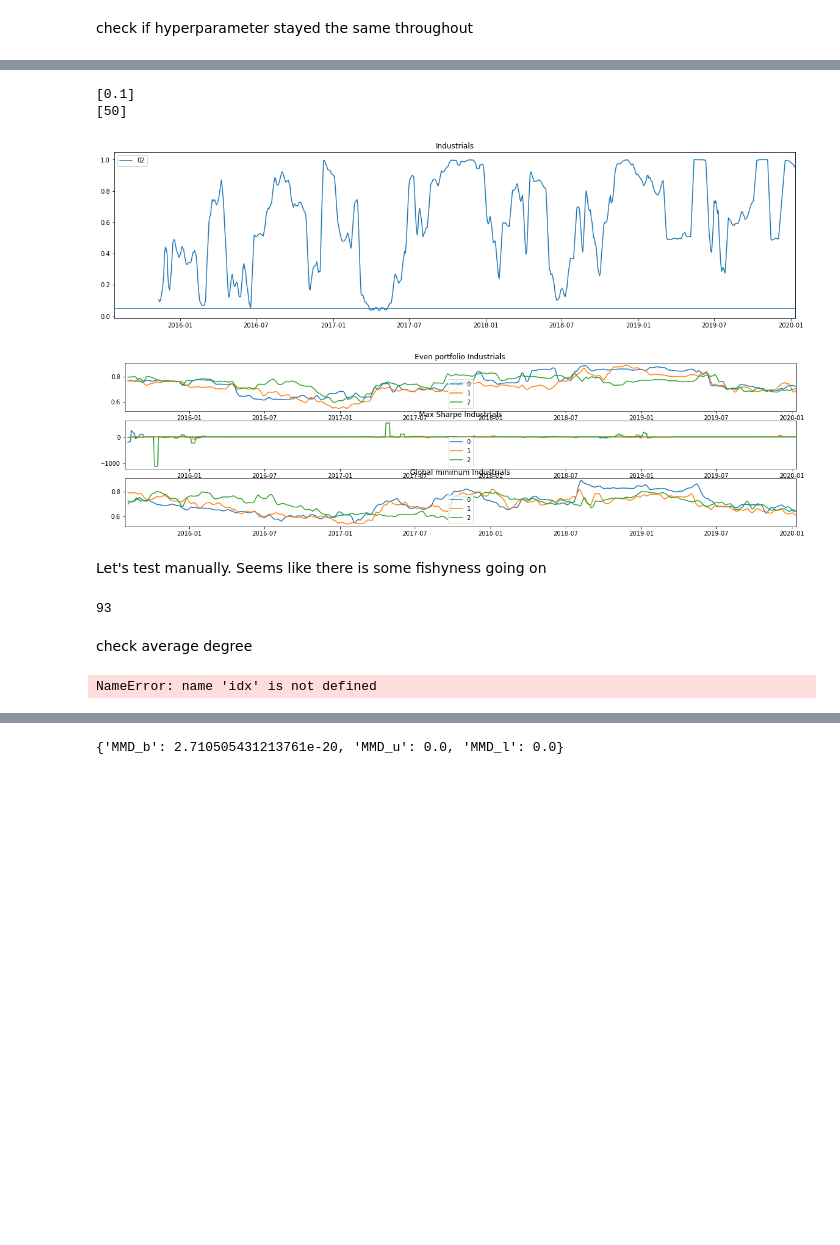
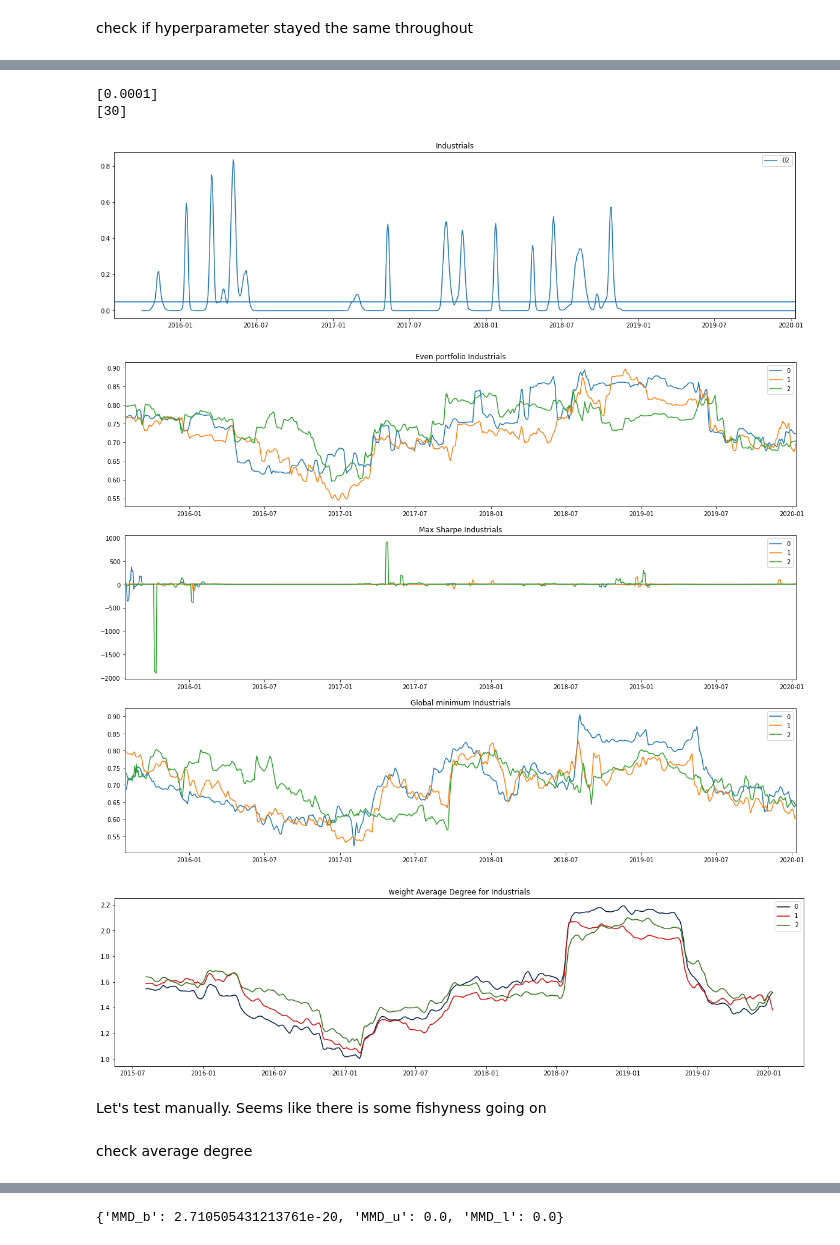
Before and after one commit to ragnarlevi/MMD_Graph_Diversification, a Jupyter notebook: Visualize/Graphs.ipynb, the cells around one changed output, grey strips where cells are left out. Cells and saved outputs as stored; diff of their text form; code cells hidden in the pictures; blank space fills up the shorter version.

```diff
--- a/Visualize/Graphs.ipynb
+++ b/Visualize/Graphs.ipynb
@@ -21,7 +21,7 @@ Load graphs
 # %% [markdown]
 We have to scale the data, otherwise lgrmf will put equal weights to all nodes giving a complete graph
 # %%
-with open(f'../data/Graphs/case_study_1_d_1_winlen_300_gest_huge_glasso_ebic_scale_None.pkl', 'rb') as f:
+with open(f'../data/Graphs/case_study_1_d_1_winlen_300_gest_huge_glasso_ebic_scale_normal.pkl', 'rb') as f:
     data_dict = pickle.load(f)
 data_dict[0].keys()
 # %% [output]
@@ -35,6 +35,8 @@ for idx in range(len(data_dict)):
     fig, ax = plt.subplots(1,1, figsize = (20,5))
     plot_avg_degree(data_dict[idx], ax = ax)
     fig, ax = plt.subplots(1,1, figsize = (20,5))
+    plot_avg_degree(data_dict[idx], weight = 'weight', ax = ax)
+    fig, ax = plt.subplots(1,1, figsize = (20,5))
     plot_G_density(data_dict[idx], ax = ax)
     fig, ax = plt.subplots(1,1, figsize = (20,5))
     plot_G_signs(data_dict[idx], ax = ax)
@@ -105,7 +108,7 @@ for idx in range(len(data_dict)):
 # %% [markdown]
 Look at mmd
 # %%
-with open(f'../data/mmd_test/case_study_1_d_1_winlen_300_gest_huge_glasso_ebic_scale_None_n_50_rw_None_dstep_1.pkl', 'rb') as f:
+with open(f'../data/mmd_test/case_study_1_d_1_winlen_300_gest_huge_glasso_ebic_scale_normal_n_30_rw_None_dstep_1_glabel_None_wfun_None.pkl', 'rb') as f:
     test_info = pickle.load(f)
 test_info[0].keys()
 # %% [output]
@@ -116,41 +144,39 @@ check if hyperparameter stayed the same throughout
 print(np.unique(test_info[0]['info_dict']['c']))
 print(np.unique(test_info[0]['n']))
 # %% [output]
-[0.1]
-[50]
+[0.0001]
+[30]
 # %%
 
 for idx in range(len(test_info)):
     tmp = test_info[idx]['info_dict']
     sector = test_info[idx]['sector']
     fig ,ax = plt.subplots(1,1, figsize = (20,5))
 
     tmp['id'] = tmp['group_i'].astype(str) + tmp['group_j'].astype(str)
     for id in ["02"]:#np.unique(tmp['id']):
         #ax.plot(tmp['dates'].loc[tmp['id'] == id], tmp['MONK_EST'].loc[tmp['id'] == id], label = "monk")
         tmp_tmp = tmp.loc[tmp['id'] == id]
 
         ax.plot(tmp['dates'].loc[tmp['id'] == id], tmp['MMD_u'].loc[tmp['id'] == id].rolling(4).mean(), label = id)
     ax.axhline(y = 0.05)
     ax.legend()
     ax.set_title(sector)
     ax.set_xlim([np.min(data_dict[idx]['dates']), np.max((np.max(data_dict[idx]['dates']),np.max(tmp['dates'])))])
 
-    fig, ax = plt.subplots(3,1, figsize = (20,5))
-    pd.DataFrame(data_dict[idx]['uni_var_div_dict'], index = data_dict[idx]['dates']).rolling(5).mean().plot(ax = ax[0], title = f'Even portfolio {sector}' )
-    pd.DataFrame(data_dict[idx]['sharpe_var_div_dict'], index = data_dict[idx]['dates']).rolling(5).mean().plot(ax = ax[1], title = f'Max Sharpe {sector}')
-    pd.DataFrame(data_dict[idx]['gmv_var_div_dict'], index = data_dict[idx]['dates']).rolling(5).mean().plot(ax = ax[2], title = f'Global minimum {sector}')
+    fig, ax = plt.subplots(3,1, figsize = (20,15))
+    pd.DataFrame(data_dict[idx]['uni_var_div_dict'], index = data_dict[idx]['dates']).rolling(3).mean().plot(ax = ax[0], title = f'Even portfolio {sector}' )
+    pd.DataFrame(data_dict[idx]['sharpe_var_div_dict'], index = data_dict[idx]['dates']).rolling(3).mean().plot(ax = ax[1], title = f'Max Sharpe {sector}')
+    pd.DataFrame(data_dict[idx]['gmv_var_div_dict'], index = data_dict[idx]['dates']).rolling(3).mean().plot(ax = ax[2], title = f'Global minimum {sector}')
     ax[0].set_xlim([np.min(data_dict[idx]['dates']), np.max((np.max(data_dict[idx]['dates']),np.max(tmp['dates'])))])
     ax[1].set_xlim([np.min(data_dict[idx]['dates']), np.max((np.max(data_dict[idx]['dates']),np.max(tmp['dates'])))])
     ax[2].set_xlim([np.min(data_dict[idx]['dates']), np.max((np.max(data_dict[idx]['dates']),np.max(tmp['dates'])))])
+
+    fig, ax = plt.subplots(1,1, figsize = (20,5))
+    plot_avg_degree(data_dict[idx], weight = 'weight', ax = ax)
 # %% [output]
-[figure, old version]
+[figure, new version]
-[figure, old version]
+[figure, new version]
+[figure, added]
 # %% [markdown]
 Let's test manually. Seems like there is some fishyness going on
-# %%
-index = np.where((data_dict[0]['dates'] >= datetime.date(2016, 7, 28)) & (data_dict[0]['dates'] <= datetime.date(2017, 1, 28)))[0]
-n = len(index)
-n
-# %% [output]
-93
@@ -157,8 +194,4 @@ n
 # %% [markdown]
 check average degree
-# %%
-data_dict[idx]['graph_dict'][0][i]
-# %% [output]
-NameError: name 'idx' is not defined
 # %%
 from util import avg_degree
```
Also changed, not shown: parts of 11 cells of this notebook, 3 other files.
